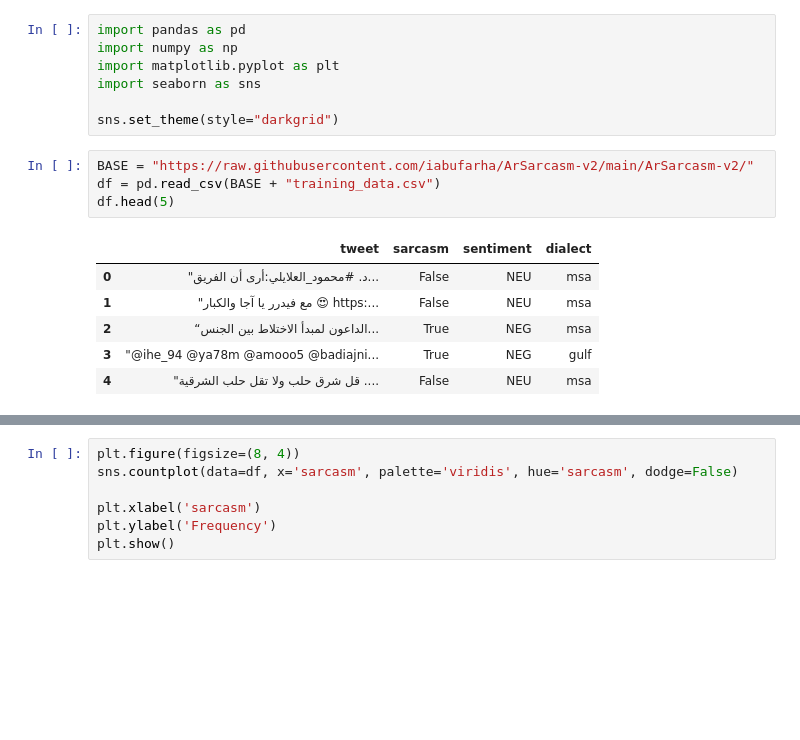
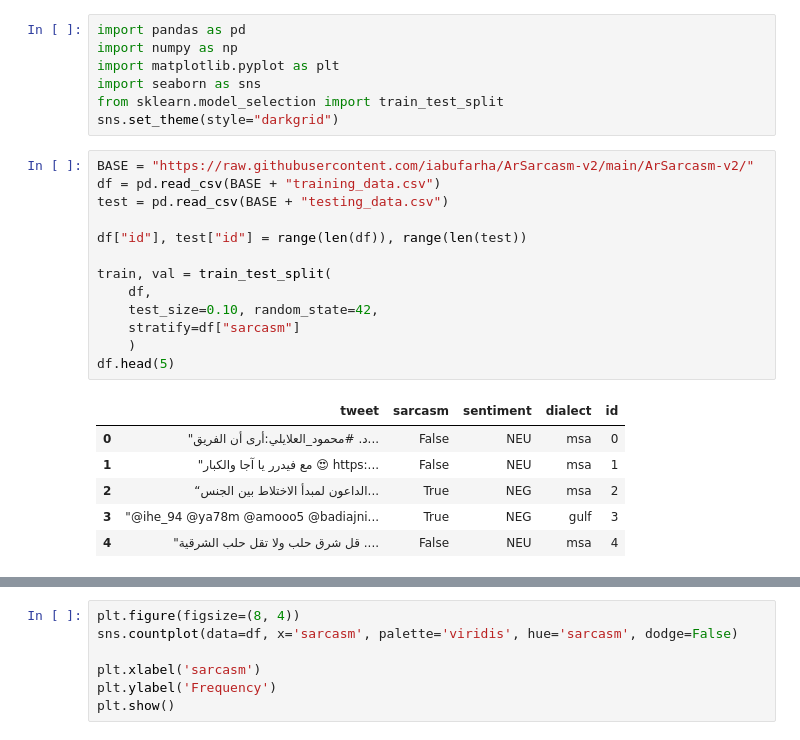
Before and after one commit to cad0m/Arabic-sarcasm, a Jupyter notebook: notebooks/EDA.ipynb, the cells around one changed output, grey strips where cells are left out. Cells and saved outputs as stored; diff of their text form; blank space fills up the shorter version.

```diff
--- a/notebooks/EDA.ipynb
+++ b/notebooks/EDA.ipynb
@@ -3,19 +3,28 @@ import pandas as pd
 import numpy as np
 import matplotlib.pyplot as plt
 import seaborn as sns
-
+from sklearn.model_selection import train_test_split
 sns.set_theme(style="darkgrid")
 # %%
 BASE = "https://raw.githubusercontent.com/iabufarha/ArSarcasm-v2/main/ArSarcasm-v2/"
 df = pd.read_csv(BASE + "training_data.csv")
+test = pd.read_csv(BASE + "testing_data.csv")
+
+df["id"], test["id"] = range(len(df)), range(len(test))
+
+train, val = train_test_split(
+    df,
+    test_size=0.10, random_state=42,
+    stratify=df["sarcasm"]
+    )
 df.head(5)
 # %% [output]
-|  | tweet | sarcasm | sentiment | dialect |
-| 0 | "د. #محمود_العلايلي:أرى أن الفريق... | False | NEU | msa |
-| 1 | "مع فيدرر يا آجا والكبار 😍 https:... | False | NEU | msa |
-| 2 | “الداعون لمبدأ الاختلاط بين الجنس... | True | NEG | msa |
-| 3 | "@ihe_94 @ya78m @amooo5 @badiajni... | True | NEG | gulf |
-| 4 | "قل شرق حلب ولا تقل حلب الشرقية .... | False | NEU | msa |
+|  | tweet | sarcasm | sentiment | dialect | id |
+| 0 | "د. #محمود_العلايلي:أرى أن الفريق... | False | NEU | msa | 0 |
+| 1 | "مع فيدرر يا آجا والكبار 😍 https:... | False | NEU | msa | 1 |
+| 2 | “الداعون لمبدأ الاختلاط بين الجنس... | True | NEG | msa | 2 |
+| 3 | "@ihe_94 @ya78m @amooo5 @badiajni... | True | NEG | gulf | 3 |
+| 4 | "قل شرق حلب ولا تقل حلب الشرقية .... | False | NEU | msa | 4 |
 # %%
 df.describe(include='all')
 # %% [output]
```
Also changed, not shown: parts of 12 cells of this notebook, 5 other files.
